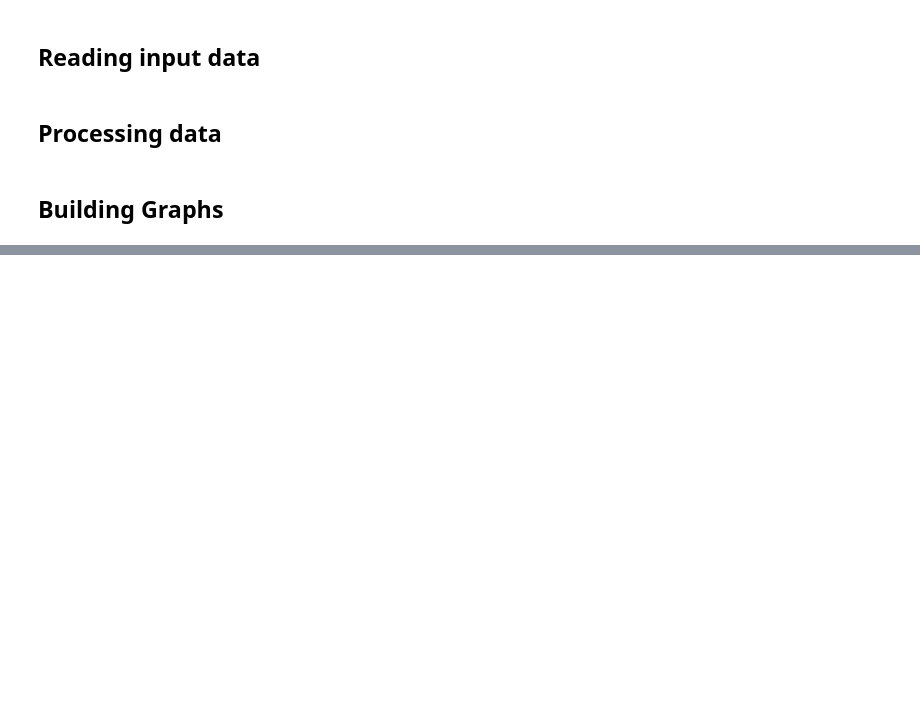
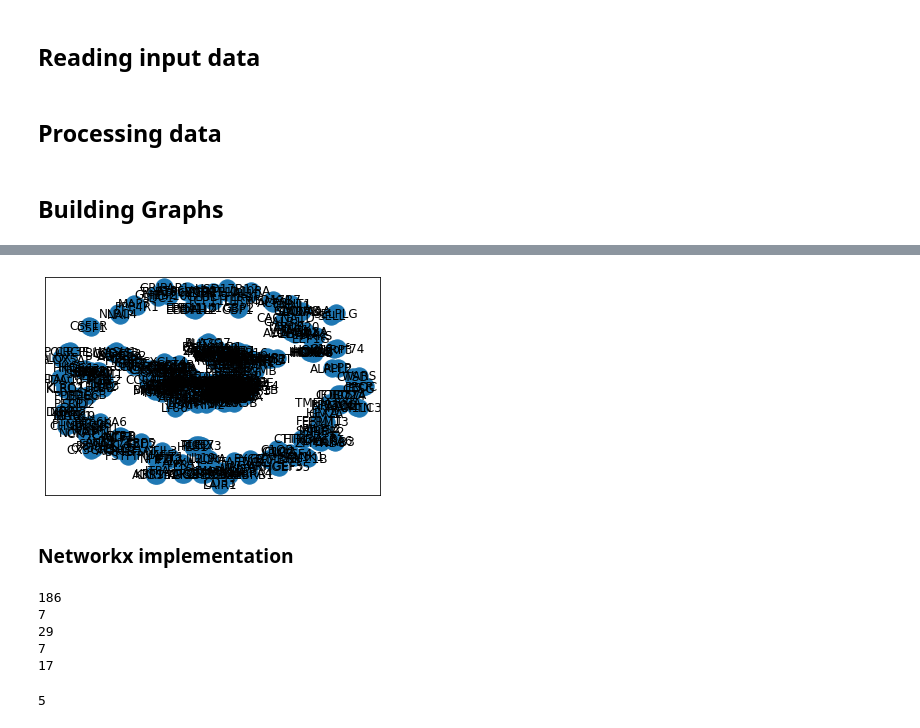
Before and after one commit to TreeTechDev/sgwfc-gene-python, a Jupyter notebook: workflow.ipynb, the cells around one changed output, grey strips where cells are left out. Cells and saved outputs as stored; diff of their text form; code cells hidden in the pictures; blank space fills up the shorter version.

Commit message:
Using graph from 3 different algs

```diff
--- a/workflow.ipynb
+++ b/workflow.ipynb
@@ -36,8 +40,8 @@ yellow_string["node2"] = yellow_spliting_name[1]
 # %%
 cols = ["node1", "node2", "experiments", "databases", "score"]
 filters = (
-    (yellow_string.experiments >= 0.500) |
-    ((yellow_string.experiments >= 0.300) & (yellow_string.databases >= 0.900))
+    (yellow_string.experiments >= 0.5) |
+    ((yellow_string.experiments >= 0.3) & (yellow_string.databases >= 0.9))
 )
 filteryellow = yellow_string[cols][filters]
 # %%
@@ -52,0 +66,27 @@ assert filteryellow.node2.isin(yellow_wgcna_genes.name).all()
+# %%
+gyellow = networkx.from_pandas_edgelist(filteryellow, "node1", "node2", edge_attr=True)
+# %%
+networkx.draw_networkx(gyellow)
+# %% [output]
+[figure, added]
+# %% [markdown]
+### Networkx implementation
+# %%
+comp = community.girvan_newman(gyellow)
+subgraphs = []
+for c in next(comp):
+    if len(c) >= 5:
+        print(len(c))
+        subgraph = gyellow.subgraph(c).copy()
+        subgraph.remove_nodes_from(list(networkx.isolates(subgraph)))
+        subgraphs.append(subgraph)
+# %% [output]
+186
+7
+29
+7
+17
+# %%
+len(subgraphs)
+# %% [output]
+5
```
Also changed, not shown: parts of 18 cells of this notebook, 1 other file.
